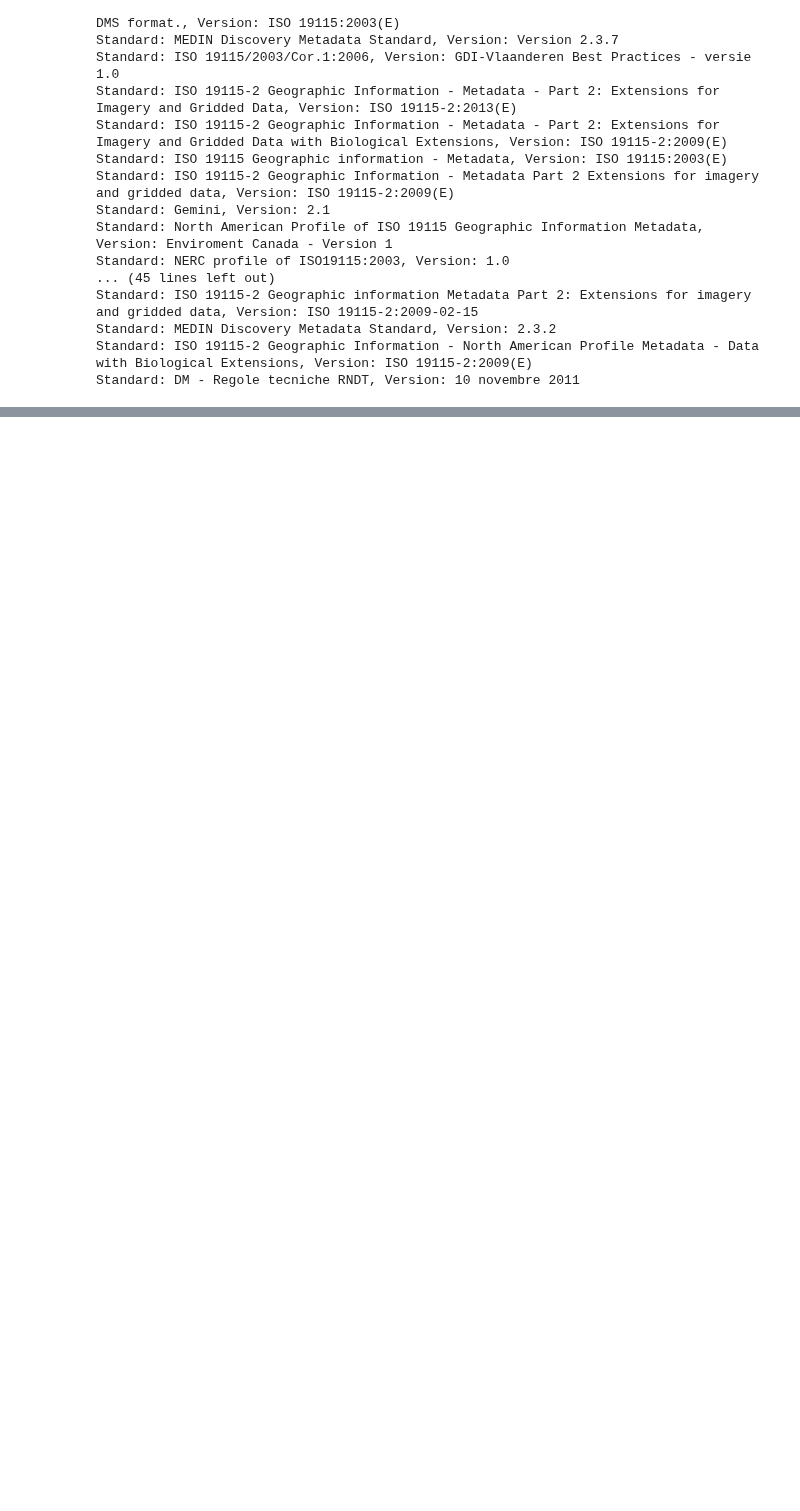
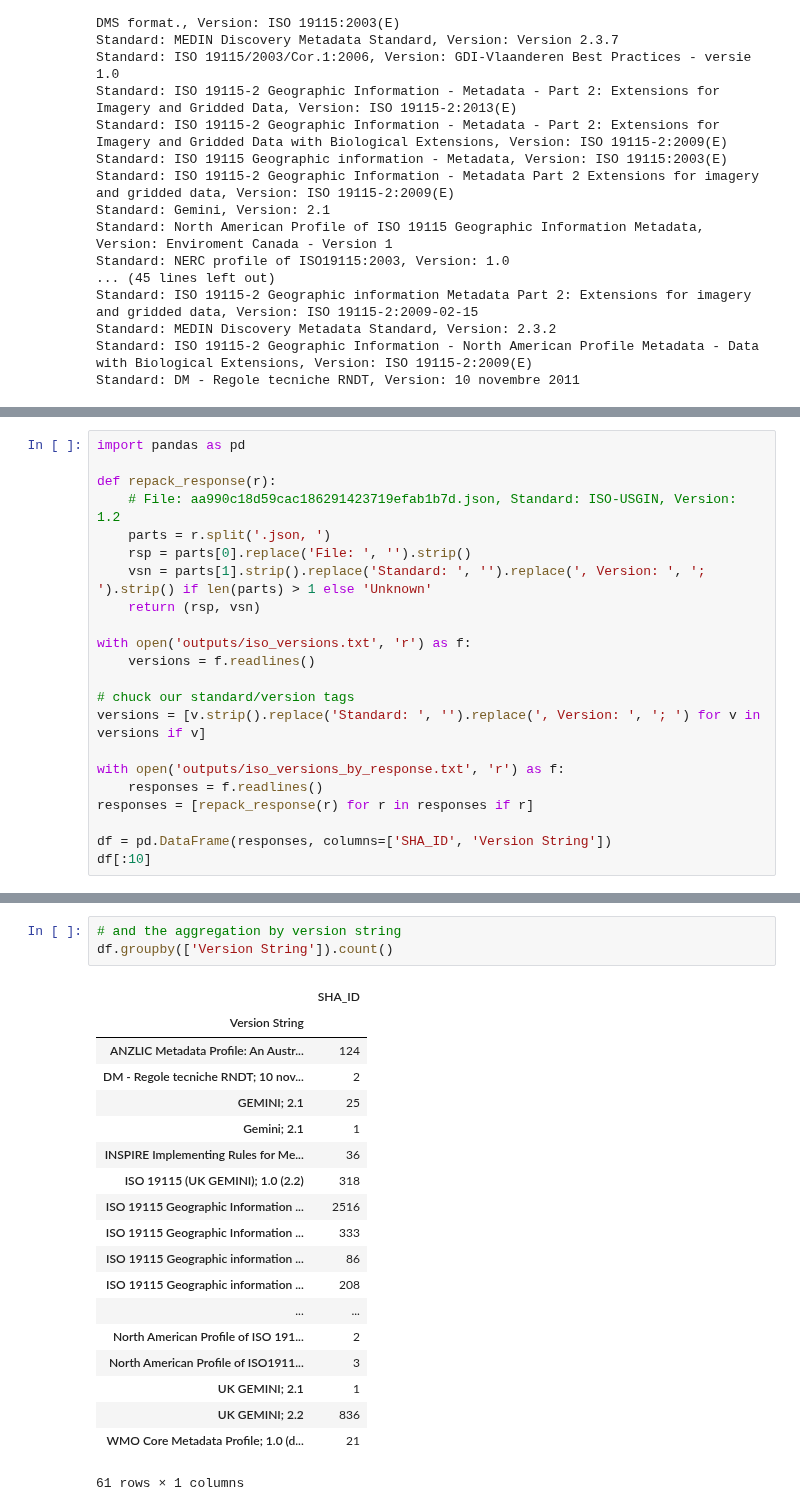
Before and after one commit to b-cube/Response-Identification-Info, a Jupyter notebook: notebooks/ISO Version Identification.ipynb, the cells around one changed output, grey strips where cells are left out. Drawn from its saved outputs; the diff is of its cells as text; blank space fills up the shorter version.

Commit message:
aggregate for the ISO versions

```diff
--- a/notebooks/ISO Version Identification.ipynb
+++ b/notebooks/ISO Version Identification.ipynb
@@ -133,0 +138,22 @@ Standard: DM - Regole tecniche RNDT, Version: 10 novembre 2011
+# %%
+import pandas as pd
+
+def repack_response(r):
+    # File: aa990c18d59cac186291423719efab1b7d.json, Standard: ISO-USGIN, Version: 1.2
+    parts = r.split('.json, ')
+    rsp = parts[0].replace('File: ', '').strip()
+    vsn = parts[1].strip().replace('Standard: ', '').replace(', Version: ', '; ').strip() if len(parts) > 1 else 'Unknown'
+    return (rsp, vsn)
+
+with open('outputs/iso_versions.txt', 'r') as f:
+    versions = f.readlines()
+
+# chuck our standard/version tags
+versions = [v.strip().replace('Standard: ', '').replace(', Version: ', '; ') for v in versions if v]
+
+with open('outputs/iso_versions_by_response.txt', 'r') as f:
+    responses = f.readlines()
+responses = [repack_response(r) for r in responses if r]
+
+df = pd.DataFrame(responses, columns=['SHA_ID', 'Version String'])
+df[:10]
@@ -133,0 +172,23 @@ Standard: DM - Regole tecniche RNDT, Version: 10 novembre 2011
+# %%
+# and the aggregation by version string
+df.groupby(['Version String']).count()
+# %% [output]
+|  | SHA_ID |
+| Version String |  |
+| ANZLIC Metadata Profile: An Austr... | 124 |
+| DM - Regole tecniche RNDT; 10 nov... | 2 |
+| GEMINI; 2.1 | 25 |
+| Gemini; 2.1 | 1 |
+| INSPIRE Implementing Rules for Me... | 36 |
+| ISO 19115 (UK GEMINI); 1.0 (2.2) | 318 |
+| ISO 19115 Geographic Information ... | 2516 |
+| ISO 19115 Geographic Information ... | 333 |
+| ISO 19115 Geographic information ... | 86 |
+| ISO 19115 Geographic information ... | 208 |
+| ... | ... |
+| North American Profile of ISO 191... | 2 |
+| North American Profile of ISO1911... | 3 |
+| UK GEMINI; 2.1 | 1 |
+| UK GEMINI; 2.2 | 836 |
+| WMO Core Metadata Profile; 1.0 (d... | 21 |
+61 rows × 1 columns
```
Also changed, not shown: parts of 3 cells of this notebook, 3 other files.
